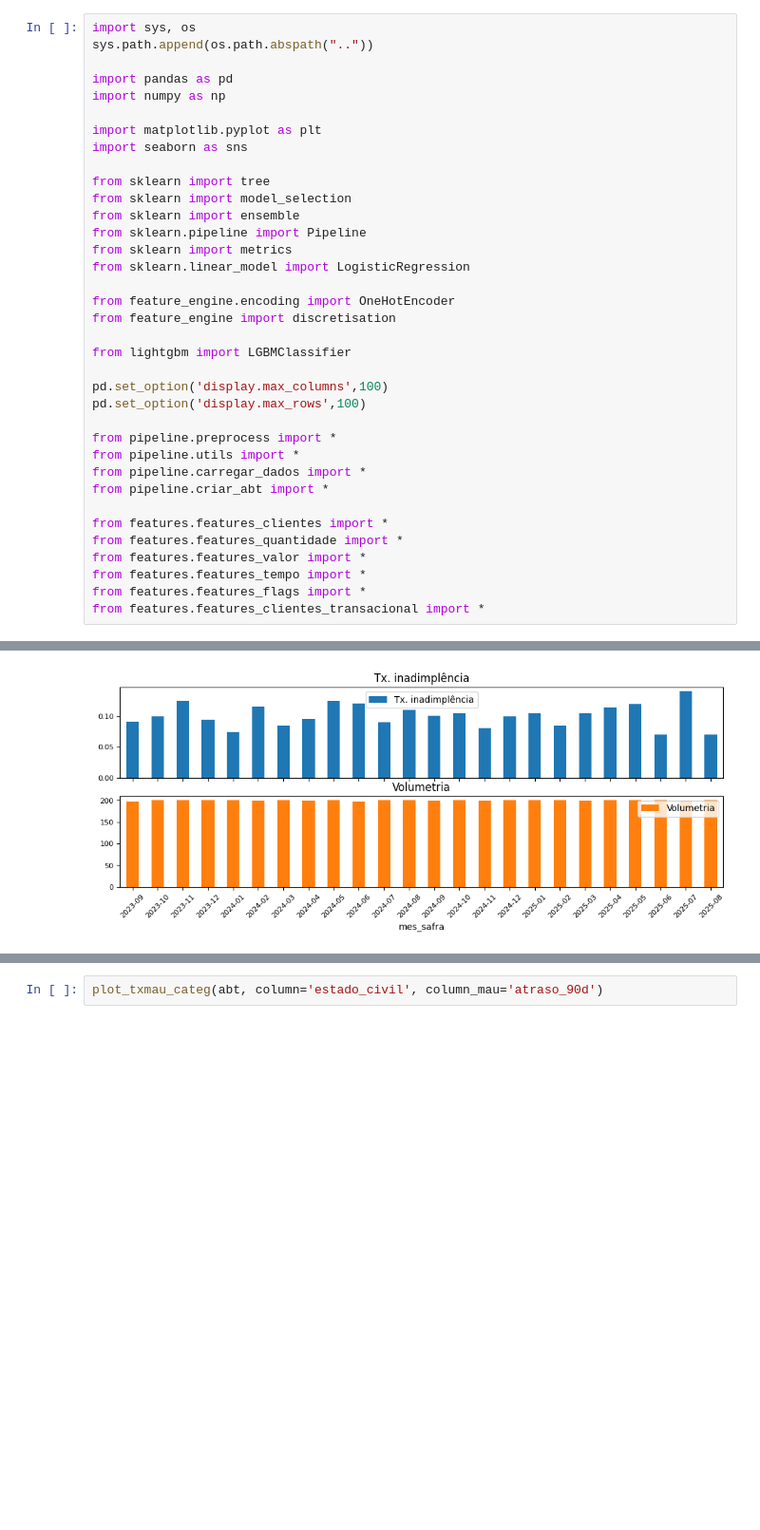
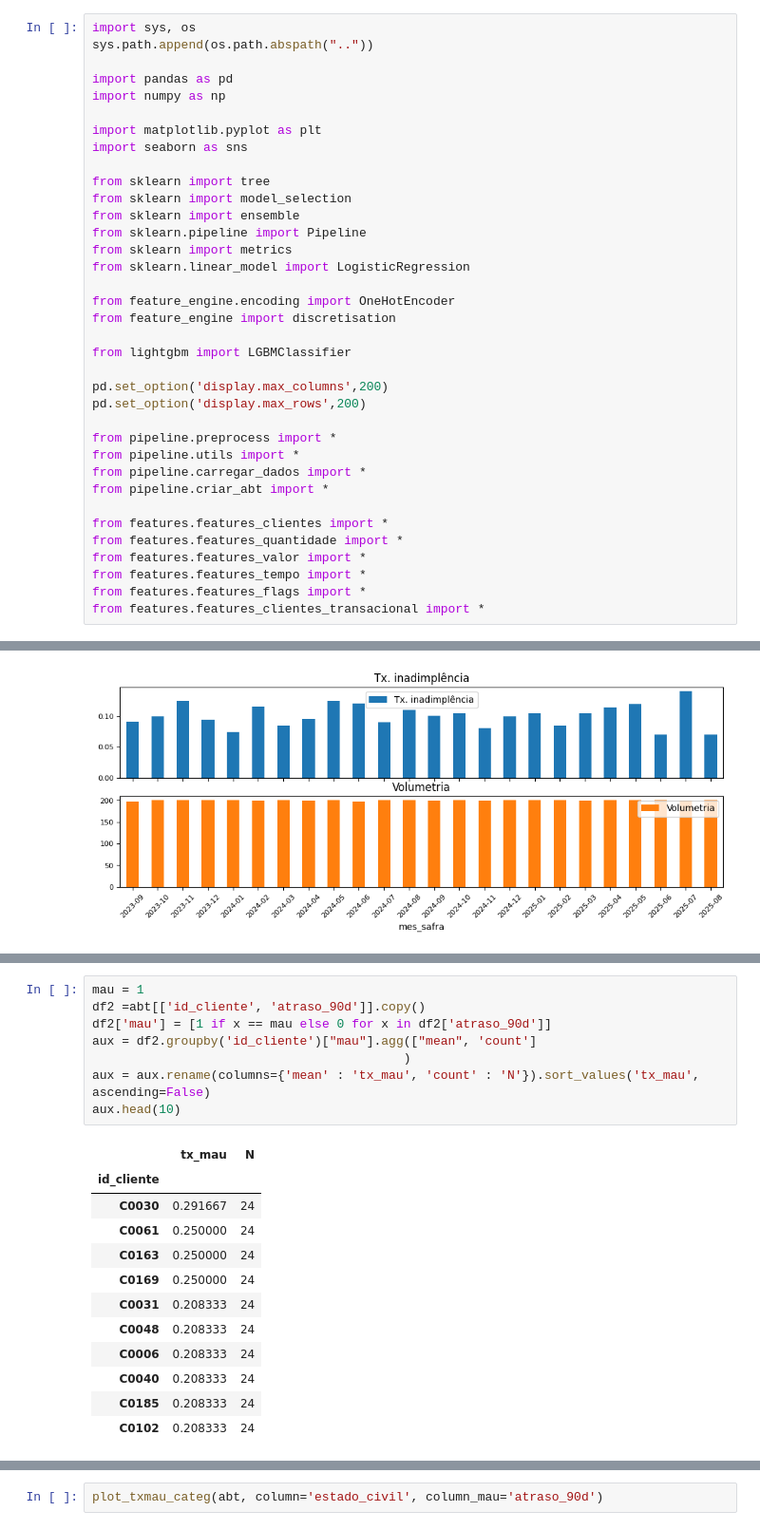
Before and after one commit to matheus-oscar/modelo_pd_2025, a Jupyter notebook: notebooks/revisao_case_ailos.ipynb, the cells around one changed output, grey strips where cells are left out. Shown at 95% size. Drawn from its saved outputs; the diff is of its cells as text; blank space fills up the shorter version.

```diff
--- a/notebooks/revisao_case_ailos.ipynb
+++ b/notebooks/revisao_case_ailos.ipynb
@@ -20,8 +20,8 @@ from feature_engine import discretisation
 
 from lightgbm import LGBMClassifier
 
-pd.set_option('display.max_columns',100)
-pd.set_option('display.max_rows',100)
+pd.set_option('display.max_columns',200)
+pd.set_option('display.max_rows',200)
 
 from pipeline.preprocess import *
 from pipeline.utils import *
@@ -142,0 +141,21 @@ plot_txmau_categ(abt, column='mes_safra', column_mau='atraso_90d')
+# %%
+mau = 1
+df2 =abt[['id_cliente', 'atraso_90d']].copy()
+df2['mau'] = [1 if x == mau else 0 for x in df2['atraso_90d']]
+aux = df2.groupby('id_cliente')["mau"].agg(["mean", 'count']
+                                          )
+aux = aux.rename(columns={'mean' : 'tx_mau', 'count' : 'N'}).sort_values('tx_mau', ascending=False)
+aux.head(10)
+# %% [output]
+|  | tx_mau | N |
+| id_cliente |  |  |
+| C0030 | 0.291667 | 24 |
+| C0061 | 0.250000 | 24 |
+| C0163 | 0.250000 | 24 |
+| C0169 | 0.250000 | 24 |
+| C0031 | 0.208333 | 24 |
+| C0048 | 0.208333 | 24 |
+| C0006 | 0.208333 | 24 |
+| C0040 | 0.208333 | 24 |
+| C0185 | 0.208333 | 24 |
+| C0102 | 0.208333 | 24 |
```
Also changed, not shown: parts of 8 cells of this notebook, 2 other files.
